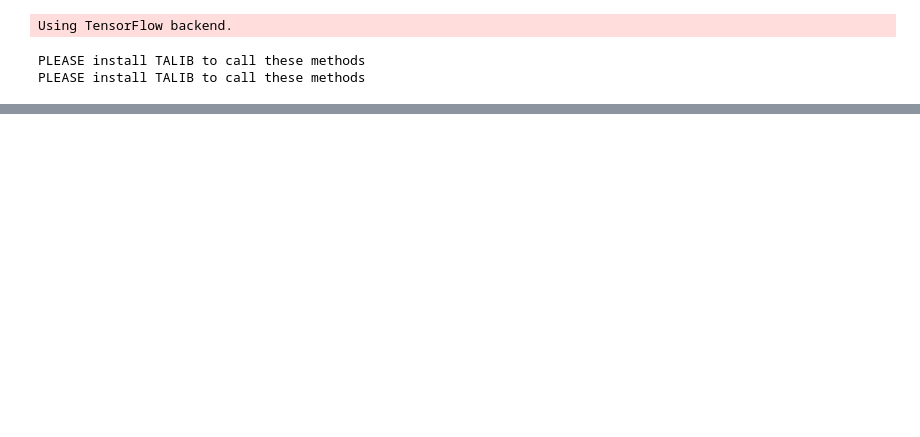
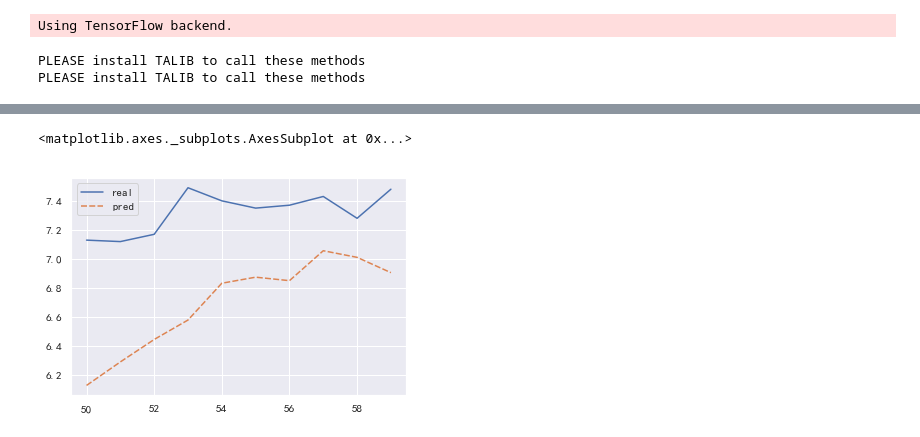
Before and after one commit to GuQiangJS/stock_ai, a Jupyter notebook: examples/keras回归演示.ipynb, the cells around one changed output, grey strips where cells are left out. Cells and saved outputs as stored; diff of their text form; code cells hidden in the pictures; blank space fills up the shorter version.

```diff
--- a/examples/keras回归演示.ipynb
+++ b/examples/keras回归演示.ipynb
@@ -179,0 +160,5 @@ max      3.190885
+# %%
+sns.lineplot(data=d.iloc[50:60])
+# %% [output]
+<matplotlib.axes._subplots.AxesSubplot at 0x...>
+[figure, added]
```
Also changed, not shown: parts of 18 cells of this notebook, 3 other files.
